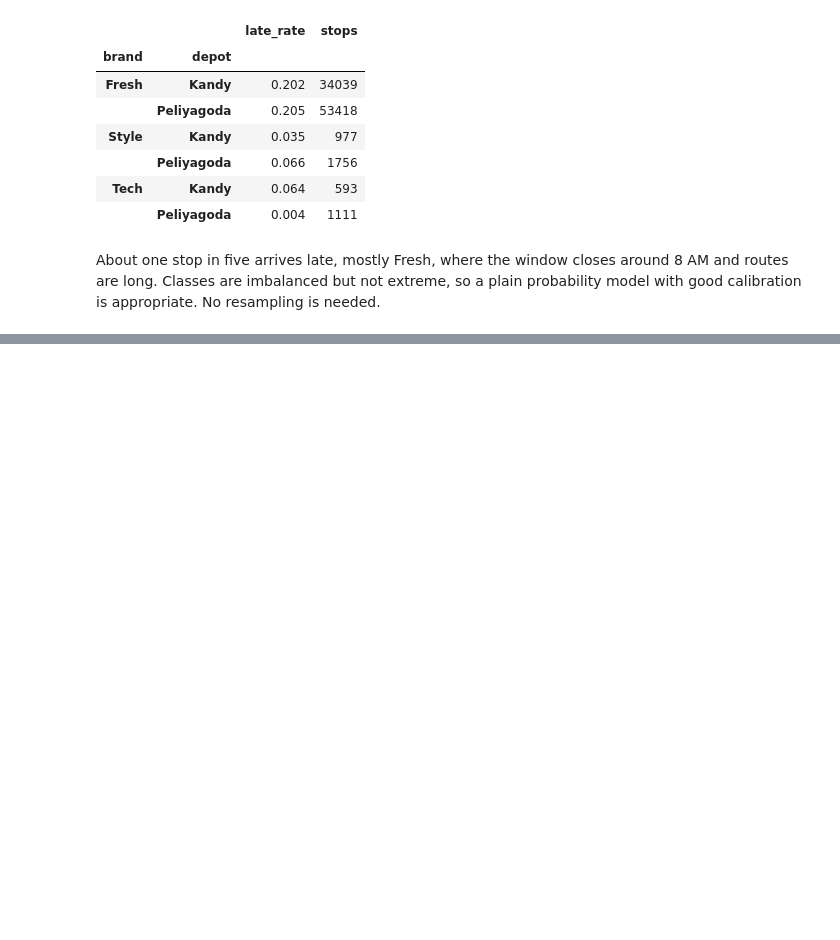
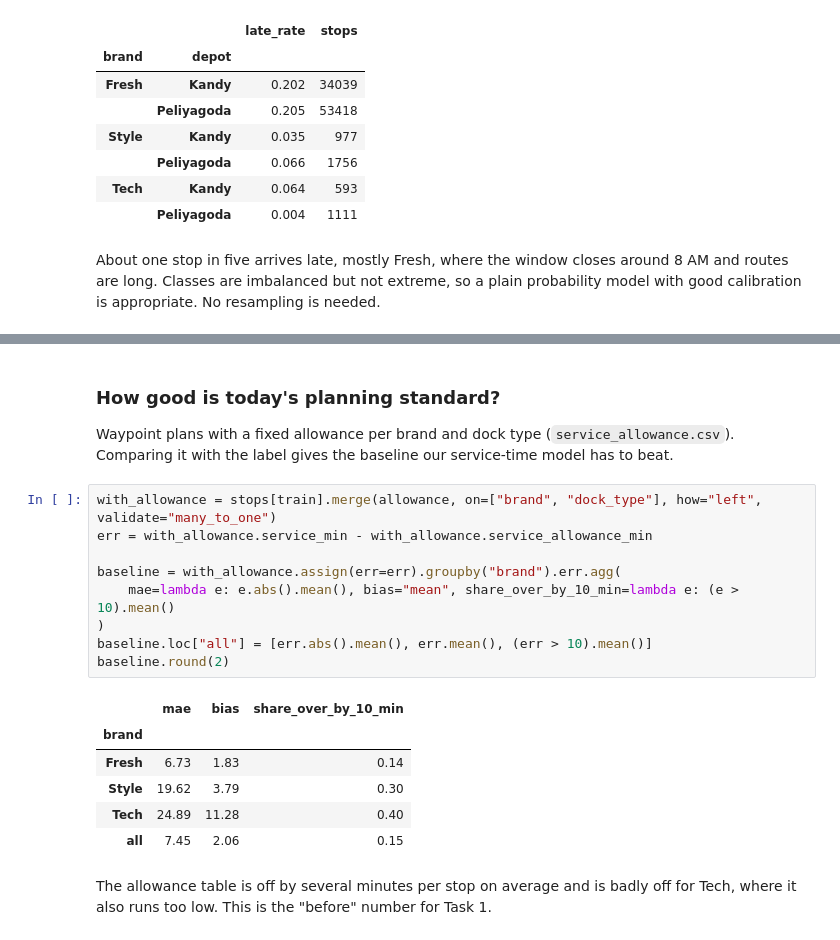
Before and after one commit to sameera-ekanayaka/Xora_Datathon, a Jupyter notebook: notebooks/03_label_construction.ipynb, the cells around one changed output, grey strips where cells are left out. Cells and saved outputs as stored; diff of their text form; blank space fills up the shorter version.

```diff
--- a/notebooks/03_label_construction.ipynb
+++ b/notebooks/03_label_construction.ipynb
@@ -156,0 +186,22 @@ About one stop in five arrives late, mostly Fresh, where the window closes aroun
+# %% [markdown]
+### How good is today's planning standard?
+
+Waypoint plans with a fixed allowance per brand and dock type (`service_allowance.csv`). Comparing it with the label gives the baseline our service-time model has to beat.
+# %%
+with_allowance = stops[train].merge(allowance, on=["brand", "dock_type"], how="left", validate="many_to_one")
+err = with_allowance.service_min - with_allowance.service_allowance_min
+
+baseline = with_allowance.assign(err=err).groupby("brand").err.agg(
+    mae=lambda e: e.abs().mean(), bias="mean", share_over_by_10_min=lambda e: (e > 10).mean()
+)
+baseline.loc["all"] = [err.abs().mean(), err.mean(), (err > 10).mean()]
+baseline.round(2)
+# %% [output]
+|  | mae | bias | share_over_by_10_min |
+| brand |  |  |  |
+| Fresh | 6.73 | 1.83 | 0.14 |
+| Style | 19.62 | 3.79 | 0.30 |
+| Tech | 24.89 | 11.28 | 0.40 |
+| all | 7.45 | 2.06 | 0.15 |
+# %% [markdown]
+The allowance table is off by several minutes per stop on average and is badly off for Tech, where it also runs too low. This is the "before" number for Task 1.
```
Also changed, not shown: parts of 2 cells of this notebook.
